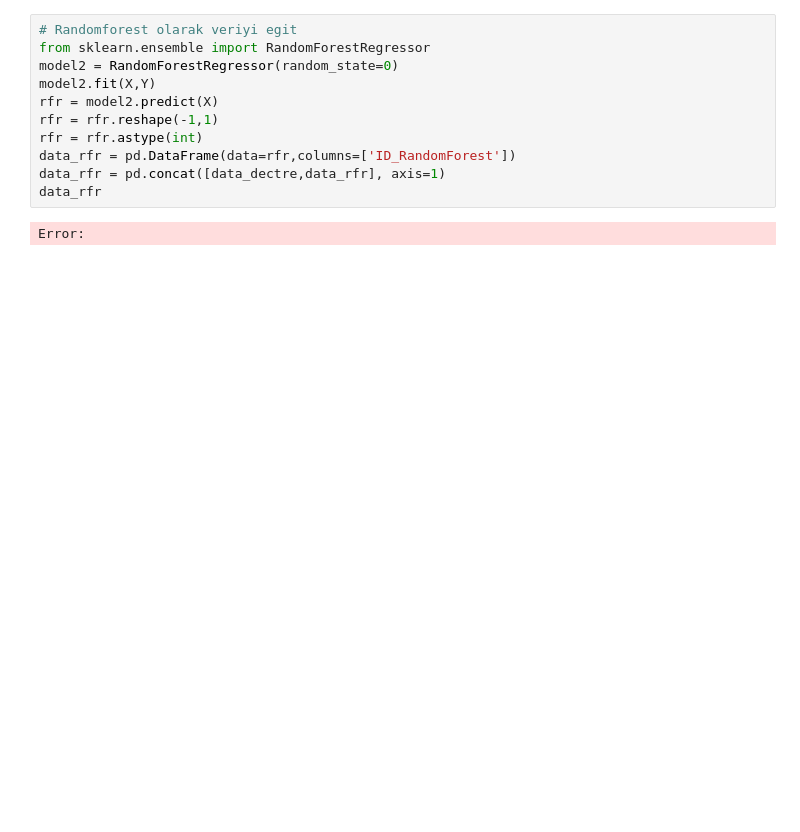
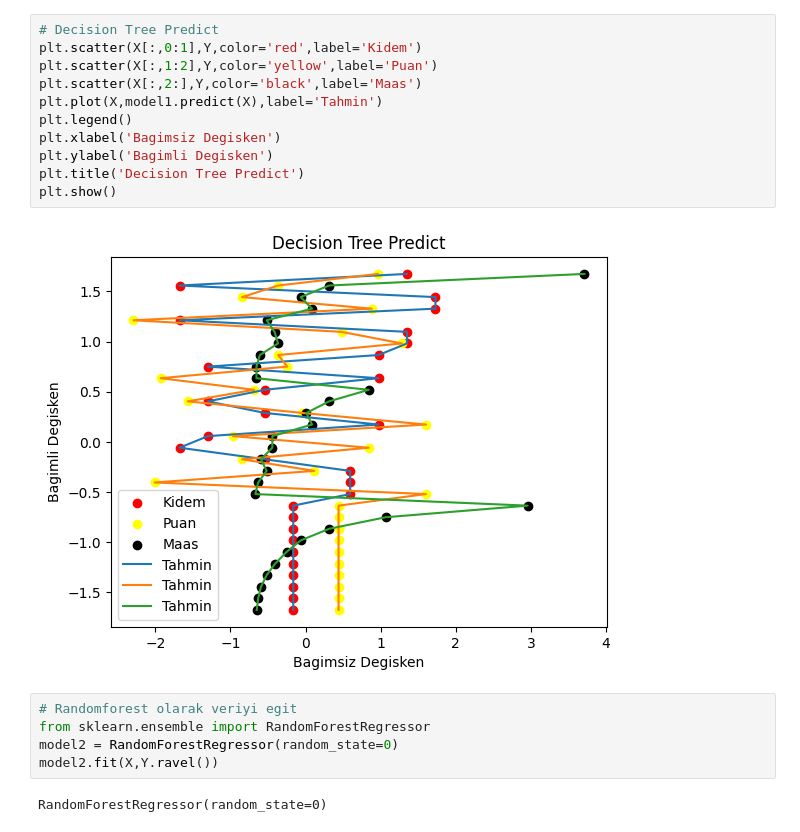
Before and after one commit to mustafayaliniz/Machine_Learning_Archive, a Jupyter notebook: r2_squared.ipynb, the cells around one changed output. Cells and saved outputs as stored; diff of their text form; blank space fills up the shorter version.

```diff
--- a/r2_squared.ipynb
+++ b/r2_squared.ipynb
@@ -67,13 +124,20 @@ Error:
+# %%
+# Decision Tree Predict
+plt.scatter(X[:,0:1],Y,color='red',label='Kidem')
+plt.scatter(X[:,1:2],Y,color='yellow',label='Puan')
+plt.scatter(X[:,2:],Y,color='black',label='Maas')
+plt.plot(X,model1.predict(X),label='Tahmin')
+plt.legend()
+plt.xlabel('Bagimsiz Degisken')
+plt.ylabel('Bagimli Degisken')
+plt.title('Decision Tree Predict')
+plt.show()
+# %% [output]
+[figure, added]
 # %%
 # Randomforest olarak veriyi egit
 from sklearn.ensemble import RandomForestRegressor
 model2 = RandomForestRegressor(random_state=0)
-model2.fit(X,Y)
-rfr = model2.predict(X)
-rfr = rfr.reshape(-1,1)
-rfr = rfr.astype(int)
-data_rfr = pd.DataFrame(data=rfr,columns=['ID_RandomForest'])
-data_rfr = pd.concat([data_dectre,data_rfr], axis=1)
-data_rfr
+model2.fit(X,Y.ravel())
 # %% [output]
-Error:
+RandomForestRegressor(random_state=0)
```
Also changed, not shown: parts of 18 cells of this notebook.
